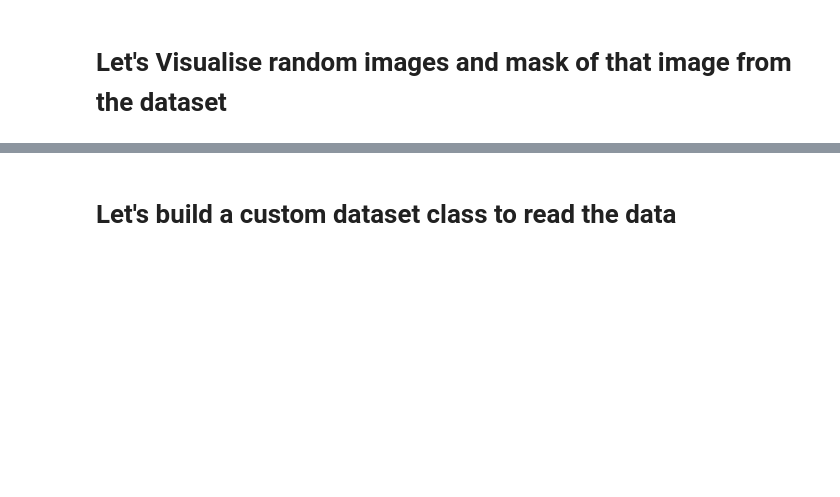
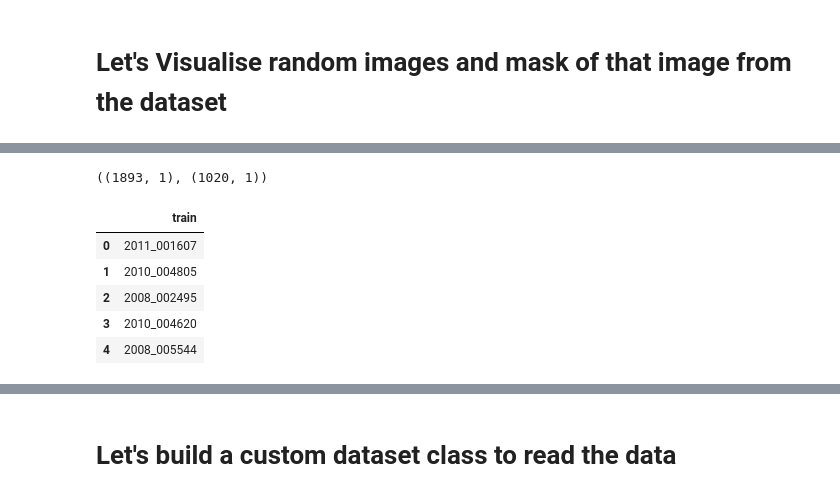
Before and after one commit to pusapatiakhilraju/PyTorch-Resnet-Segmentation, a Jupyter notebook: Segmentation.ipynb, the cells around one changed output, grey strips where cells are left out. Saved outputs shown, nothing was run; the diff lists cells and outputs as text; code cells hidden in the pictures; blank space fills up the shorter version.

```diff
--- a/Segmentation.ipynb
+++ b/Segmentation.ipynb
@@ -37,0 +70,13 @@ random_samples
+# %%
+train_df.shape, val_df.shape
+# %% [output]
+((1893, 1), (1020, 1))
+# %%
+train_df.head()
+# %% [output]
+|  | train |
+| 0 | 2011_001607 |
+| 1 | 2010_004805 |
+| 2 | 2008_002495 |
+| 3 | 2010_004620 |
+| 4 | 2008_005544 |
```
Also changed, not shown: parts of 19 cells of this notebook.
